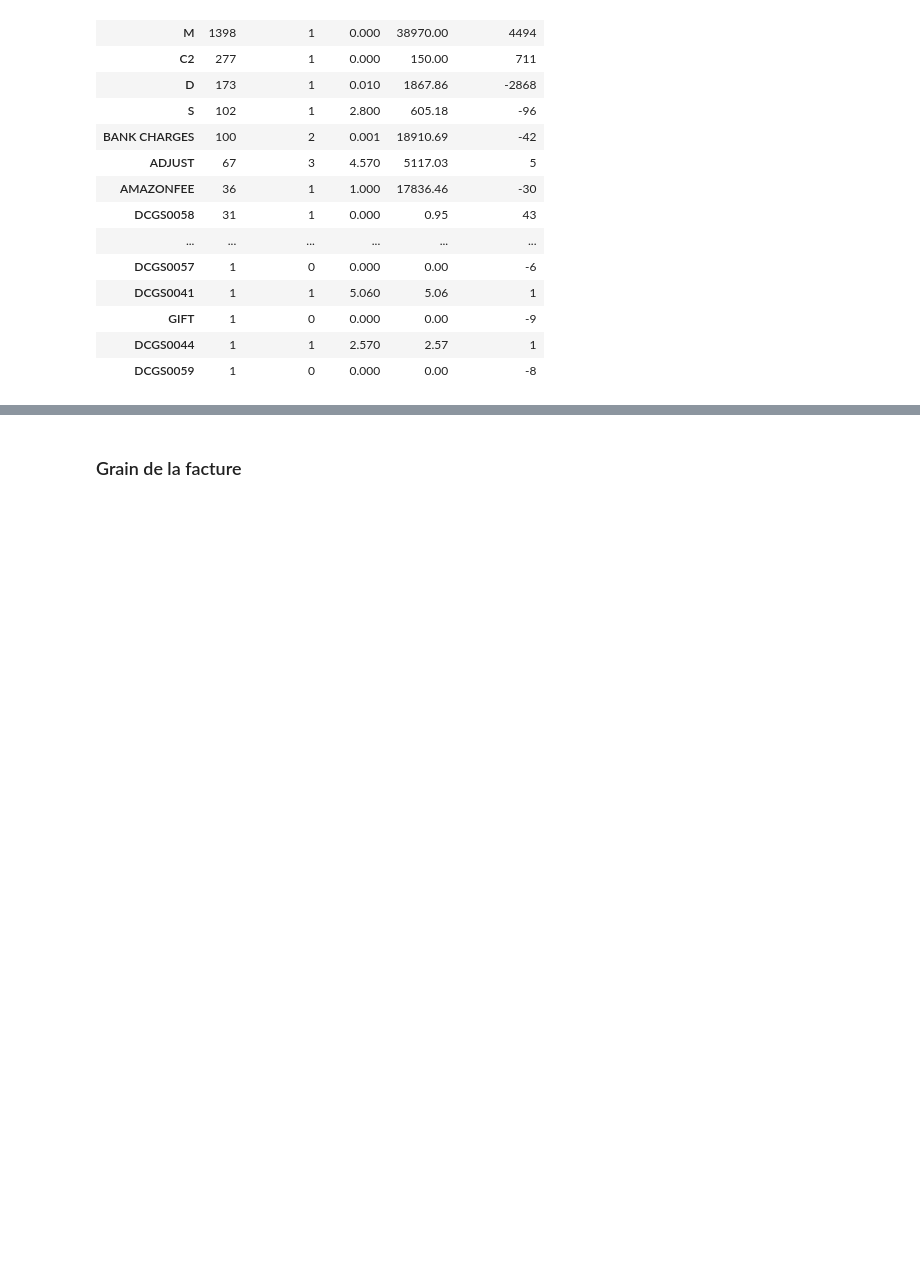
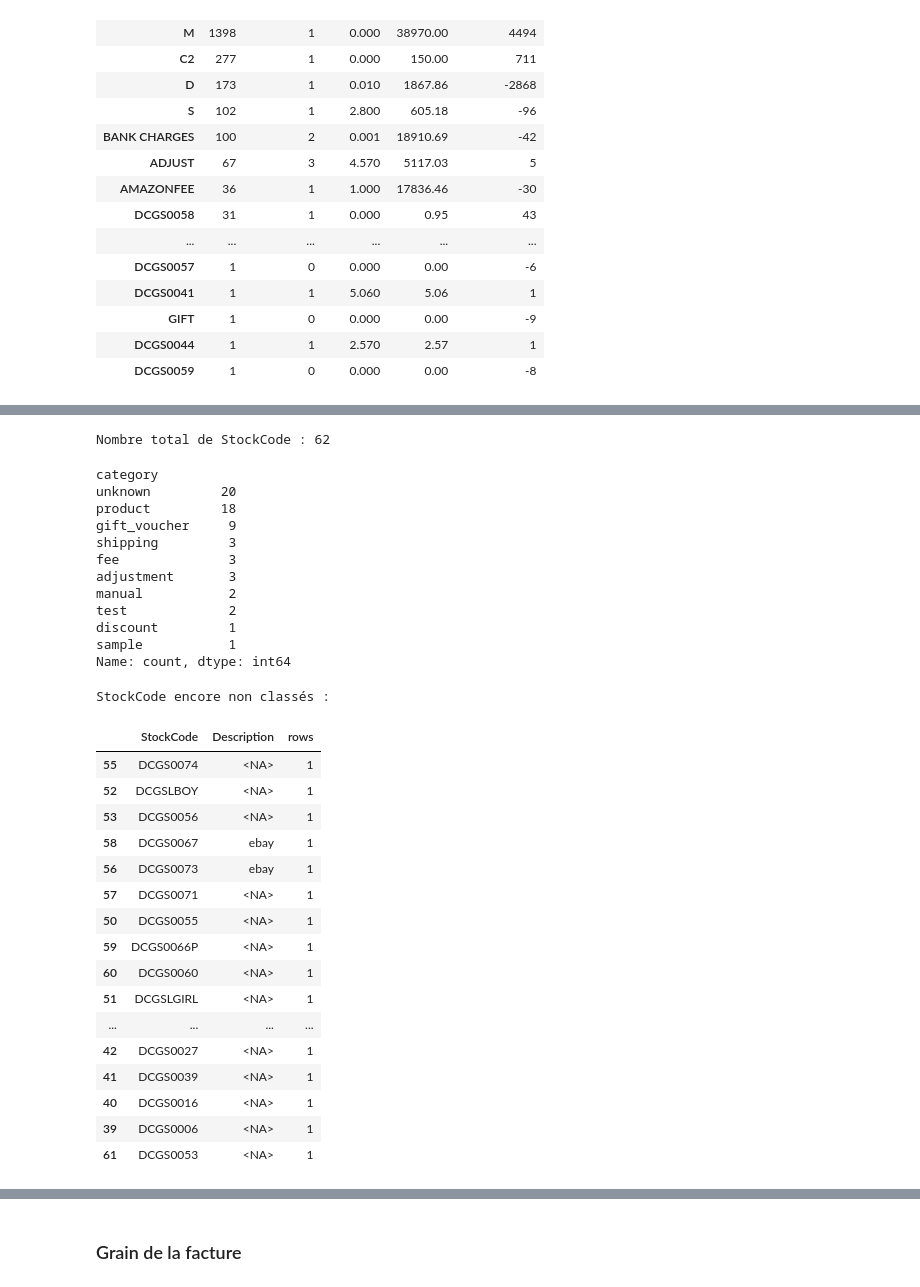
Before and after one commit to skygg-gg/customer_value_radar, a Jupyter notebook: notebooks/data_audit_quality_V2.ipynb, the cells around one changed output, grey strips where cells are left out. Drawn from its saved outputs; the diff is of its cells as text; code cells hidden in the pictures; blank space fills up the shorter version.

```diff
--- a/notebooks/data_audit_quality_V2.ipynb
+++ b/notebooks/data_audit_quality_V2.ipynb
@@ -1174,0 +1462,54 @@ display(
+# %%
+# Contrôle de la classification
+
+print("Nombre total de StockCode :", len(special_stockcode_review))
+
+display(
+    special_stockcode_review["category"]
+    .value_counts()
+)
+
+print("\nStockCode encore non classés :")
+
+display(
+    special_stockcode_review.loc[
+        special_stockcode_review["category"] == "unknown",
+        [
+            "StockCode",
+            "Description",
+            "rows"
+        ]
+    ]
+)
+# %% [output]
+Nombre total de StockCode : 62
+category
+unknown         20
+product         18
+gift_voucher     9
+shipping         3
+fee              3
+adjustment       3
+manual           2
+test             2
+discount         1
+sample           1
+Name: count, dtype: int64
+StockCode encore non classés :
+|  | StockCode | Description | rows |
+| 55 | DCGS0074 | <NA> | 1 |
+| 52 | DCGSLBOY | <NA> | 1 |
+| 53 | DCGS0056 | <NA> | 1 |
+| 58 | DCGS0067 | ebay | 1 |
+| 56 | DCGS0073 | ebay | 1 |
+| 57 | DCGS0071 | <NA> | 1 |
+| 50 | DCGS0055 | <NA> | 1 |
+| 59 | DCGS0066P | <NA> | 1 |
+| 60 | DCGS0060 | <NA> | 1 |
+| 51 | DCGSLGIRL | <NA> | 1 |
+| ... | ... | ... | ... |
+| 42 | DCGS0027 | <NA> | 1 |
+| 41 | DCGS0039 | <NA> | 1 |
+| 40 | DCGS0016 | <NA> | 1 |
+| 39 | DCGS0006 | <NA> | 1 |
+| 61 | DCGS0053 | <NA> | 1 |
```
Also changed, not shown: parts of 10 cells of this notebook.
